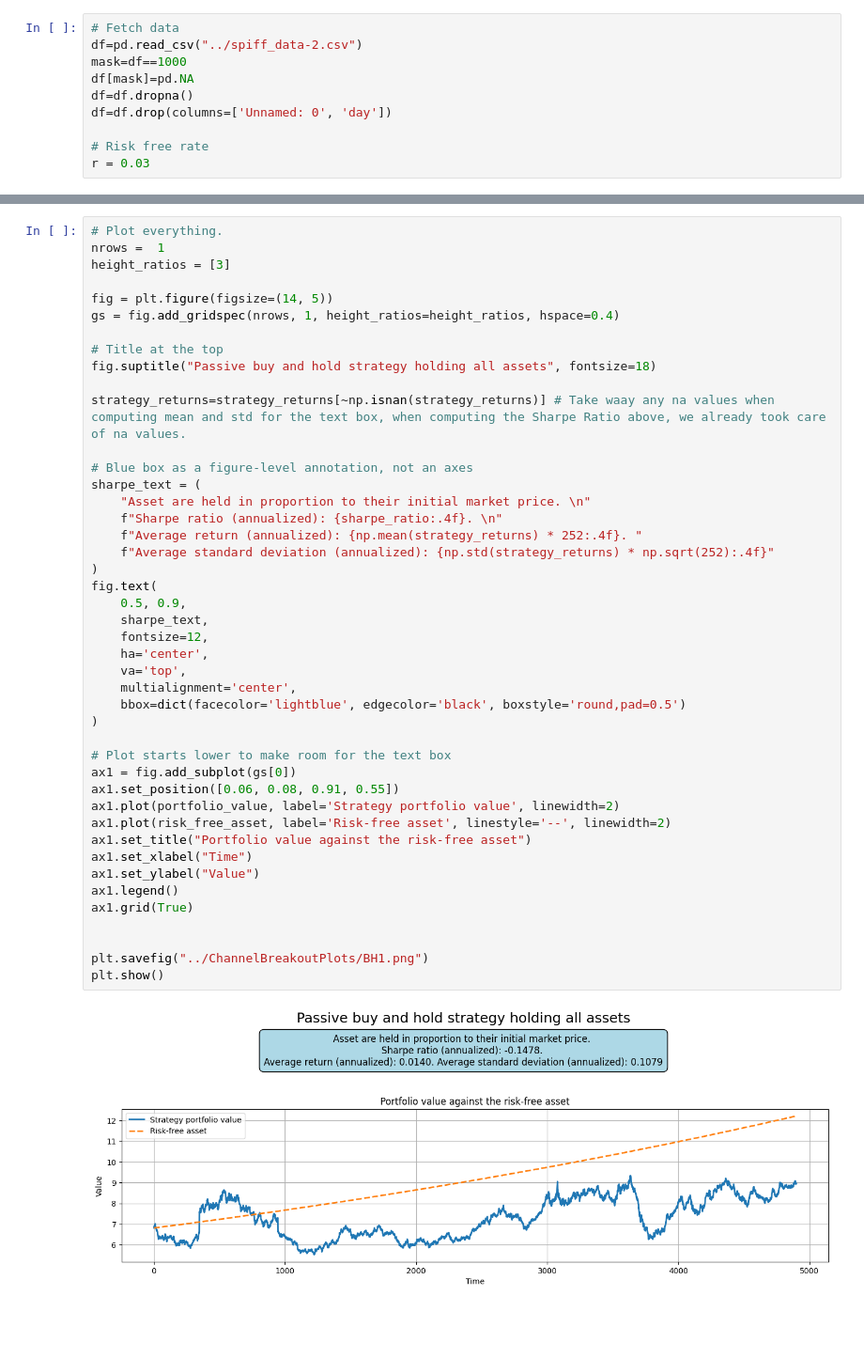
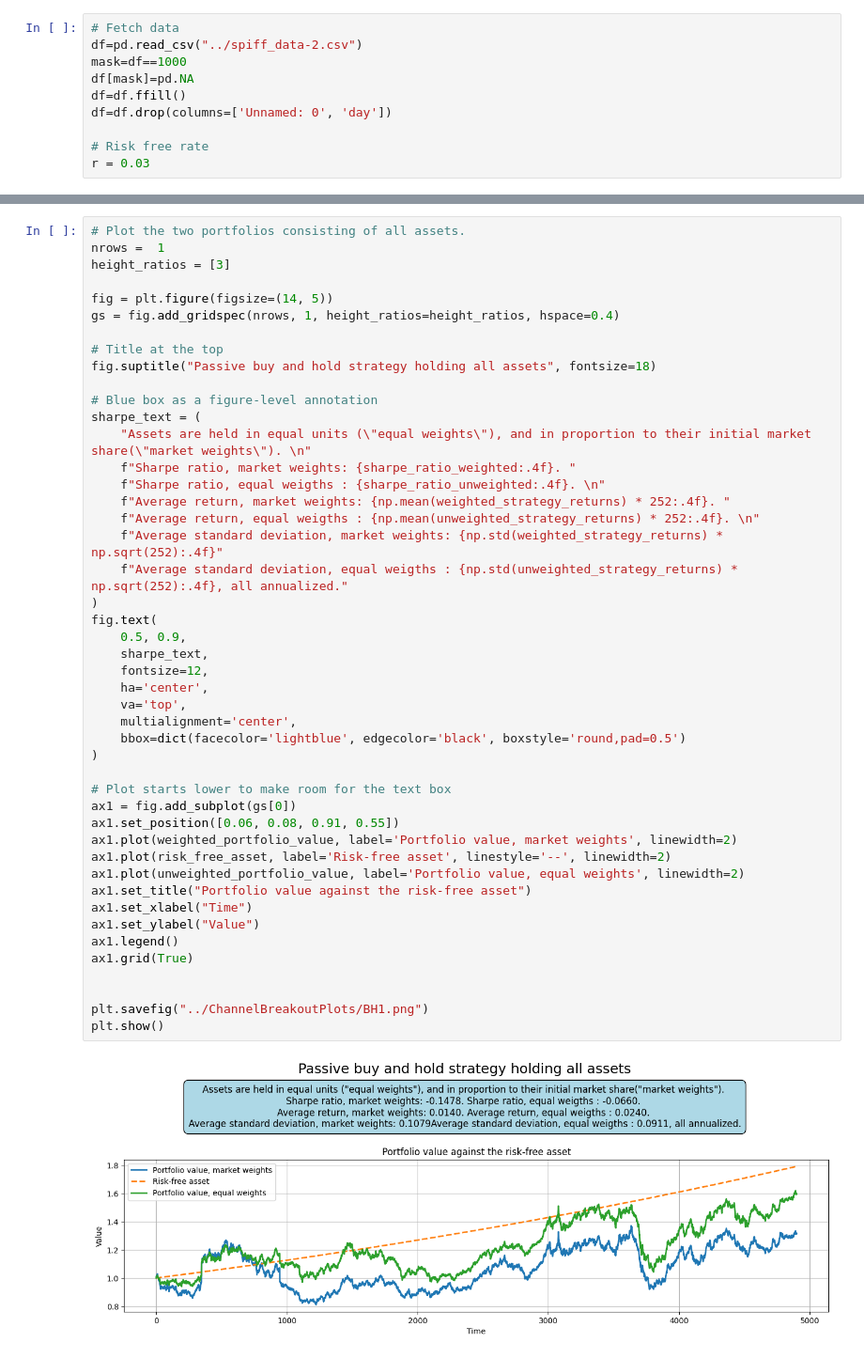
Before and after one commit to luprader/project_FTS, a Jupyter notebook: notebooks/task4_basic_buyhold_truls.ipynb, the cells around one changed output, grey strips where cells are left out. Shown at 94% size. Cells and saved outputs as stored; diff of their text form; blank space fills up the shorter version.

```diff
--- a/notebooks/task4_basic_buyhold_truls.ipynb
+++ b/notebooks/task4_basic_buyhold_truls.ipynb
@@ -7,7 +8,7 @@ import matplotlib.pyplot as plt
 df=pd.read_csv("../spiff_data-2.csv")
 mask=df==1000
 df[mask]=pd.NA
-df=df.dropna()
+df=df.ffill()
 df=df.drop(columns=['Unnamed: 0', 'day'])
 
 # Risk free rate
@@ -96,5 +118,5 @@ risk_free_asset = portfolio_value[0]*np.exp(
 # %%
-# Plot everything.
+# Plot the two portfolios consisting of all assets.
 nrows =  1
 height_ratios = [3]
 
@@ -103,39 +125,41 @@ gs = fig.add_gridspec(nrows, 1, height_ratios=height_ratios, hspace=0.4)
 
 # Title at the top
 fig.suptitle("Passive buy and hold strategy holding all assets", fontsize=18)
 
-strategy_returns=strategy_returns[~np.isnan(strategy_returns)] # Take waay any na values when computing mean and std for the text box, when computing the Sharpe Ratio above, we already took care of na values.
-
-# Blue box as a figure-level annotation, not an axes
+# Blue box as a figure-level annotation
 sharpe_text = (
-    "Asset are held in proportion to their initial market price. \n"
-    f"Sharpe ratio (annualized): {sharpe_ratio:.4f}. \n"
-    f"Average return (annualized): {np.mean(strategy_returns) * 252:.4f}. "
-    f"Average standard deviation (annualized): {np.std(strategy_returns) * np.sqrt(252):.4f}"
+    "Assets are held in equal units (\"equal weights\"), and in proportion to their initial market share(\"market weights\"). \n"
+    f"Sharpe ratio, market weights: {sharpe_ratio_weighted:.4f}. "
+    f"Sharpe ratio, equal weigths : {sharpe_ratio_unweighted:.4f}. \n"
+    f"Average return, market weights: {np.mean(weighted_strategy_returns) * 252:.4f}. "
+    f"Average return, equal weigths : {np.mean(unweighted_strategy_returns) * 252:.4f}. \n"
+    f"Average standard deviation, market weights: {np.std(weighted_strategy_returns) * np.sqrt(252):.4f}"
+    f"Average standard deviation, equal weigths : {np.std(unweighted_strategy_returns) * np.sqrt(252):.4f}, all annualized."
 )
 fig.text(
     0.5, 0.9,
     sharpe_text,
     fontsize=12,
     ha='center',
     va='top',
     multialignment='center',
     bbox=dict(facecolor='lightblue', edgecolor='black', boxstyle='round,pad=0.5')
 )
 
 # Plot starts lower to make room for the text box
 ax1 = fig.add_subplot(gs[0])
 ax1.set_position([0.06, 0.08, 0.91, 0.55])
-ax1.plot(portfolio_value, label='Strategy portfolio value', linewidth=2)
+ax1.plot(weighted_portfolio_value, label='Portfolio value, market weights', linewidth=2)
 ax1.plot(risk_free_asset, label='Risk-free asset', linestyle='--', linewidth=2)
+ax1.plot(unweighted_portfolio_value, label='Portfolio value, equal weights', linewidth=2)
 ax1.set_title("Portfolio value against the risk-free asset")
 ax1.set_xlabel("Time")
 ax1.set_ylabel("Value")
 ax1.legend()
 ax1.grid(True)
 
 
 plt.savefig("../ChannelBreakoutPlots/BH1.png")
 plt.show()
 # %% [output]
-[figure, old version]
+[figure, new version]
```
Also changed, not shown: parts of 4 cells of this notebook, 9 other files.
